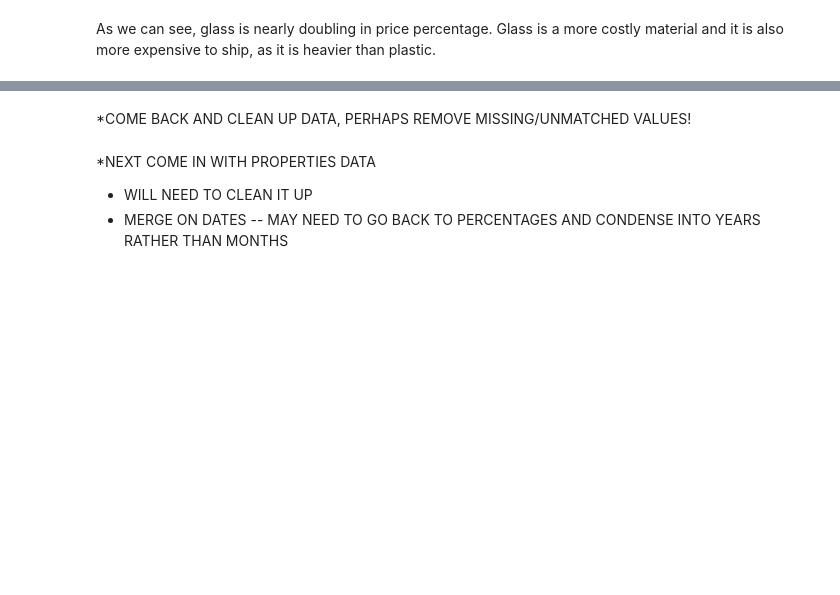
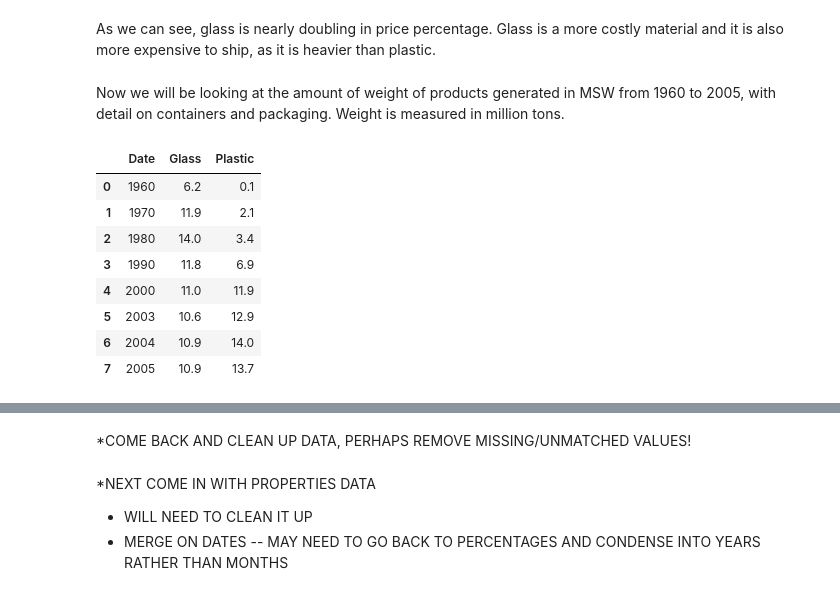
Before and after one commit to khagerthey/VIS1, a Jupyter notebook: Glass_vs_Plastic_Merge.ipynb, the cells around one changed output, grey strips where cells are left out. Cells and saved outputs as stored; diff of their text form; code cells hidden in the pictures; blank space fills up the shorter version.

```diff
--- a/Glass_vs_Plastic_Merge.ipynb
+++ b/Glass_vs_Plastic_Merge.ipynb
@@ -70,2 +74,17 @@ mergedPercent
 # %% [markdown]
 As we can see, glass is nearly doubling in price percentage. Glass is a more costly material and it is also more expensive to ship, as it is heavier than plastic.
+# %% [markdown]
+Now we will be looking at the amount of weight of products generated in MSW from 1960 to 2005, with detail on containers and packaging. Weight is measured in million tons.
+# %%
+weight=pd.read_csv('https://raw.githubusercontent.com/khagerthey/VIS1/main/Copy%20of%20Food%20Packaging%20-%20Roles%2C%20Materials%2C%20and%20Environmental%20Issues%20CLEANED%20-%20Test%20(2).csv')
+weight
+# %% [output]
+|  | Date | Glass | Plastic |
+| 0 | 1960 | 6.2 | 0.1 |
+| 1 | 1970 | 11.9 | 2.1 |
+| 2 | 1980 | 14.0 | 3.4 |
+| 3 | 1990 | 11.8 | 6.9 |
+| 4 | 2000 | 11.0 | 11.9 |
+| 5 | 2003 | 10.6 | 12.9 |
+| 6 | 2004 | 10.9 | 14.0 |
+| 7 | 2005 | 10.9 | 13.7 |
```
Also changed, not shown: parts of 4 cells of this notebook.
